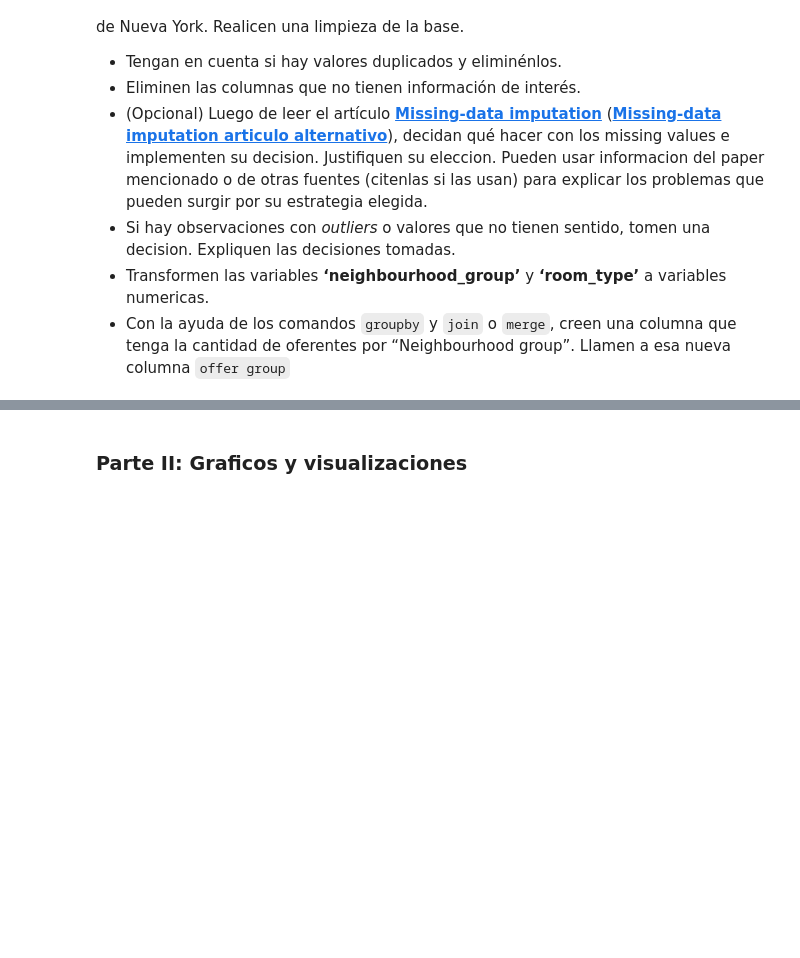
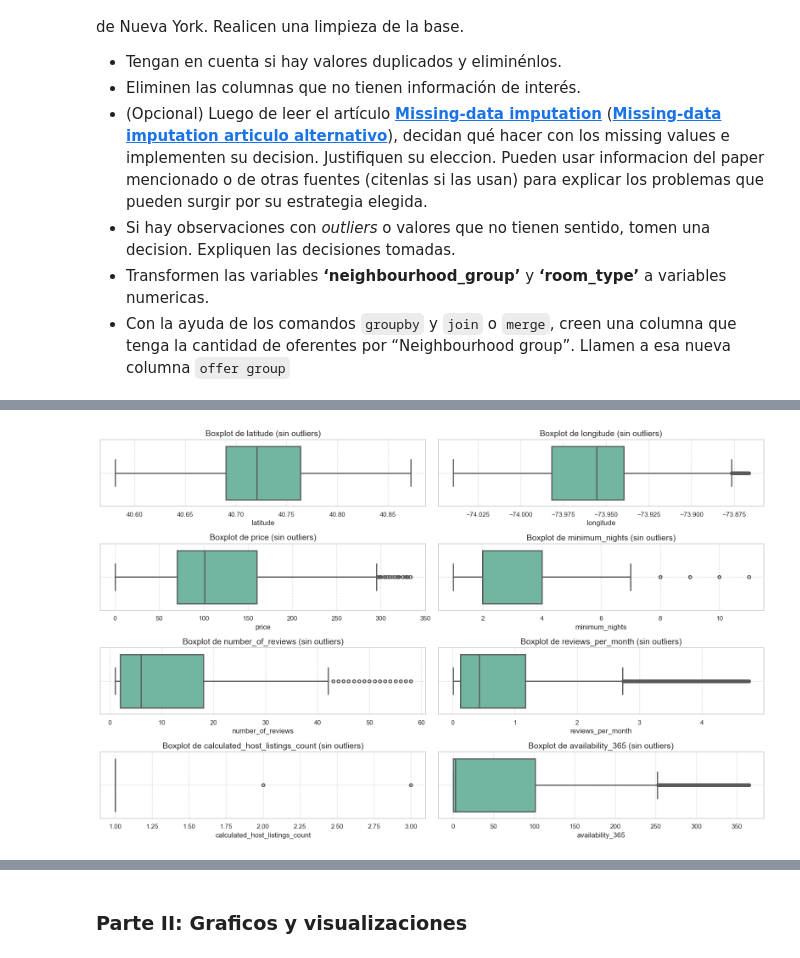
Before and after one commit to ArielaMirmel/CC408--T2-9-, a Jupyter notebook: TP2 copy/TP2.ipynb, the cells around one changed output, grey strips where cells are left out. Cells and saved outputs as stored; diff of their text form; code cells hidden in the pictures; blank space fills up the shorter version.

```diff
--- a/TP2 copy/TP2.ipynb
+++ b/TP2 copy/TP2.ipynb
@@ -74,0 +32,84 @@ print(data_final.head())
+# %%
+
+import pandas as pd
+import seaborn as sns
+import matplotlib.pyplot as plt
+
+# Leer el archivo CSV
+file_path = '/Users/arielamirmelstein/Desktop/Ciencia de datos/TP2/Base Airbnb NY.csv'
+data = pd.read_csv(file_path)
+
+# ----------------------
+# 1. Eliminar duplicados
+# ----------------------
+data_sin_duplicados = data.drop_duplicates()
+
+# ----------------------
+# 2. Eliminar columnas cualitativas irrelevantes para análisis cuantitativo
+# ----------------------
+columnas_a_eliminar = ['name', 'host_name', 'id', 'host_id']
+data_sin_columnas = data_sin_duplicados.drop(columns=columnas_a_eliminar)
+
+# ----------------------
+# 3. Detectar y manejar outliers
+# ----------------------
+# Definir columnas cuantitativas para analizar outliers
+columnas_cuantitativas = ['latitude', 'longitude', 'price',
+                          'minimum_nights', 'number_of_reviews', 'reviews_per_month',
+                          'calculated_host_listings_count', 'availability_365']
+
+# Calcular mediana y rango intercuartílico (IQR) para cada columna
+Q1 = data_dummies[columnas_cuantitativas].quantile(0.25)
+Q3 = data_dummies[columnas_cuantitativas].quantile(0.75)
+IQR = Q3 - Q1
+
+# Definir límites para outliers
+limite_inferior = Q1 - 1.5 * IQR
+limite_superior = Q3 + 1.5 * IQR
+
+# Filtrar datos sin outliers
+data_sin_outliers = data_dummies.copy()
+for col in columnas_cuantitativas:
+    data_sin_outliers = data_sin_outliers[(data_sin_outliers[col] >= limite_inferior[col]) &
+                                          (data_sin_outliers[col] <= limite_superior[col])]
+
+# ----------------------
+# 4. Visualizar los datos con boxplots sin outliers (mejorados)
+# ----------------------
+# Crear gráficos mejorados con mayor claridad y separación
+plt.figure(figsize=(16, 10))  # Tamaño del gráfico
+for i, col in enumerate(columnas_cuantitativas, 1):
+    plt.subplot(4, 2, i)  # Crear subplots de 4 filas y 2 columnas
+    sns.boxplot(data=data_sin_outliers, x=col, palette="Set2", fliersize=5, linewidth=2)
+    plt.title(f"Boxplot de {col} (sin outliers)", fontsize=14)
+    plt.xlabel(col, fontsize=12)
+    plt.grid(True, linestyle='--', alpha=0.7)
+
+plt.tight_layout()  # Ajustar para que los subplots no se superpongan
+plt.show()
+
+# ----------------------
+# 5. Transformar las variables 'neighbourhood_group' y 'room_type' a variables numéricas
+# ----------------------
+# Usamos pd.get_dummies() para convertir variables categóricas en numéricas
+data_dummies = pd.get_dummies(data_sin_columnas, columns=['neighbourhood_group', 'room_type'], drop_first=True)
+
+# Visualizar las primeras filas del DataFrame con las columnas numéricas
+print(data_dummies.head())
+
+# ----------------------
+# 6. Crear la columna 'offer_group' (Cantidad de oferentes por 'neighbourhood_group')
+# ----------------------
+# Agrupar por neighbourhood_group para contar la cantidad de oferentes
+offer_count = data.groupby('neighbourhood_group').size().reset_index(name='offer_group')
+
+# Combinar el conteo de oferentes con el DataFrame original
+data_con_offer_group = pd.merge(data_sin_columnas, offer_count, on='neighbourhood_group')
+
+# Visualizar las primeras filas del DataFrame con la nueva columna 'offer_group'
+print(data_con_offer_group[['neighbourhood_group', 'offer_group']].head())
+
+# Guardar el DataFrame final con las transformaciones
+# ----------------------
+data_sin_outliers.to_csv('Base_Airbnb_NY_Transformada.csv', index=False)
+# %% [output]
@@ -74,0 +133 @@ print(data_final.head())
+[figure, added]
```
Also changed, not shown: parts of 10 cells of this notebook.
